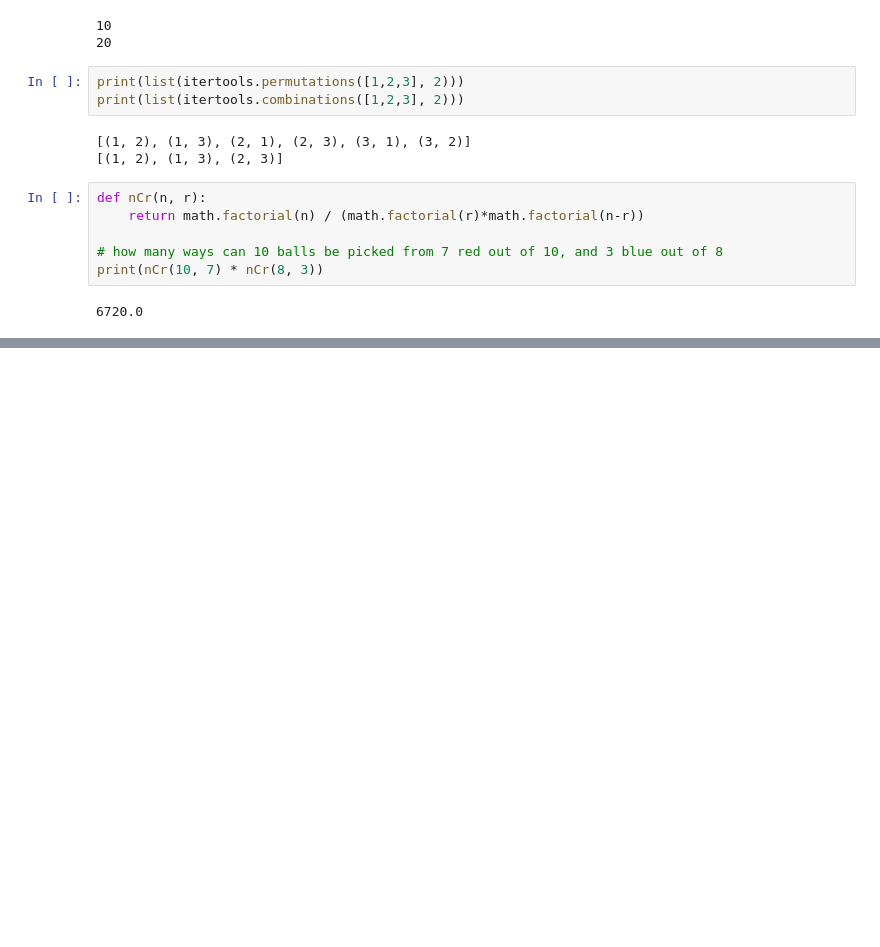
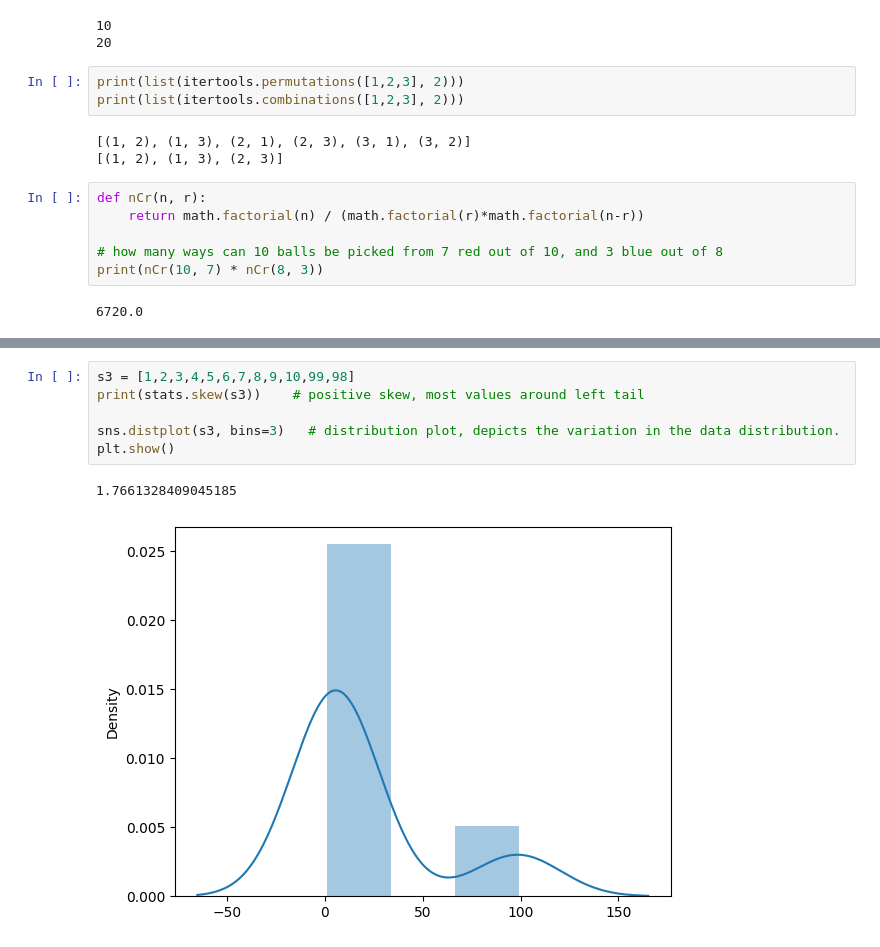
Before and after one commit to Gekko12/Python_Notebooks, a Jupyter notebook: Stats with Python.ipynb, the cells around one changed output, grey strips where cells are left out. Saved outputs shown, nothing was run; the diff lists cells and outputs as text; blank space fills up the shorter version.

```diff
--- a/Stats with Python.ipynb
+++ b/Stats with Python.ipynb
@@ -96,0 +121,9 @@ IQR using scipy: 2.25
+# %%
+s3 = [1,2,3,4,5,6,7,8,9,10,99,98]
+print(stats.skew(s3))    # positive skew, most values around left tail
+
+sns.distplot(s3, bins=3)   # distribution plot, depicts the variation in the data distribution.
+plt.show()
+# %% [output]
+1.7661328409045185
+[figure, added]
```
Also changed, not shown: parts of 54 cells of this notebook, 6 other files.
